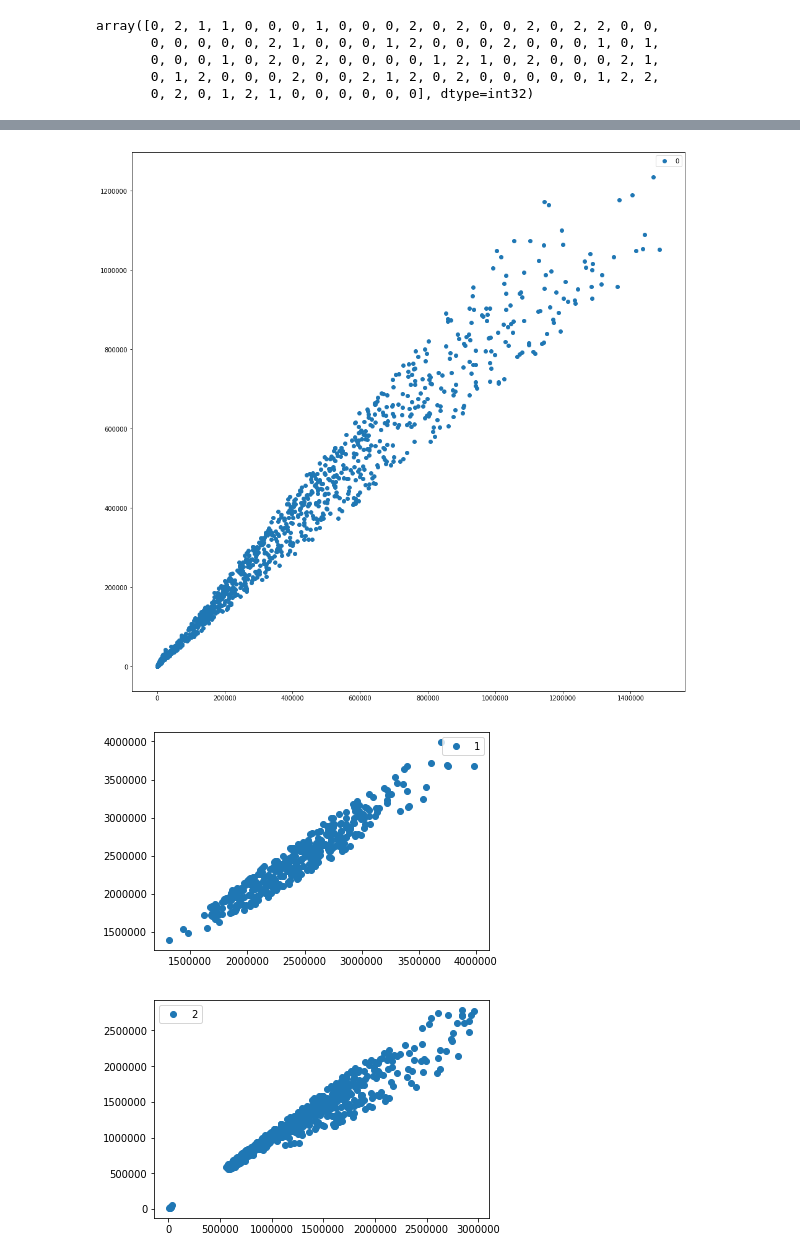
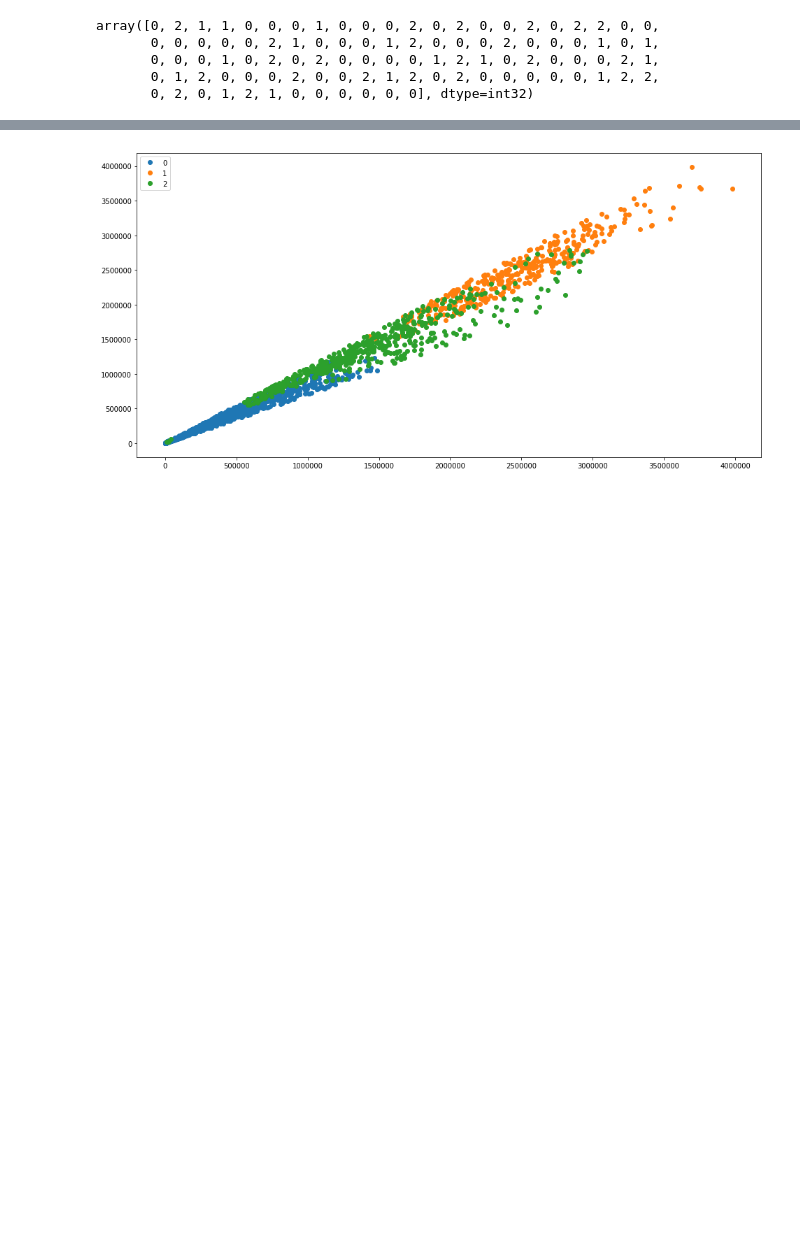
Before and after one commit to jordaninturrisi/Amazon_AWS_Research_Scientist_Challenge, a Jupyter notebook: Question2.ipynb, the cells around one changed output, grey strips where cells are left out. Drawn from its saved outputs; the diff is of its cells as text; code cells hidden in the pictures; blank space fills up the shorter version.

```diff
--- a/Question2.ipynb
+++ b/Question2.ipynb
@@ -38,9 +63,8 @@ data.head(5)
 # %%
-name = np.zeros((2785,15))
-ID = np.zeros((2785,15))
-# name = pd.DataFrame()
+counts = np.zeros((int(video_data.counts.shape[0]/15), 15))
+video_id = np.zeros((int(video_data.video_id.shape[0]/15), 15))
 
 for i in range(2785):
     for j in range(15):
-        name[i, j] = data['count'][(i*15)+j]
-        ID[i,j] = data['video_id'][(i*15)+j]
+        counts[i, j] = video_data['counts'][(i*15)+j]
+        video_id[i,j] = video_data['video_id'][(i*15)+j]
@@ -47 +73,6 @@ for i in range(2785):
+# %%
+counts_norm = np.zeros(counts.shape)
+
+for i in range(counts.shape[0]):
+    counts_norm[i,:] = counts[i,:] / counts[i,0]
 # %%
@@ -56,14 +87,8 @@ from sklearn.cluster import KMeans
 import numpy as np
 
 
-kmeans = KMeans(n_clusters=3, random_state=0).fit(concat)
+kmeans = KMeans(n_clusters=3, random_state=0).fit(counts)
 kmeans.labels_[:100]
-# array([0, 0, 0, 1, 1, 1], dtype=int32)
-# kmeans.predict([[0, 0], [4, 4]])
-# array([0, 1], dtype=int32)
-# kmeans.cluster_centers_
-# array([[ 1.,  2.],
-#        [ 4.,  2.]])
 # %% [output]
 array([0, 2, 1, 1, 0, 0, 0, 1, 0, 0, 0, 2, 0, 2, 0, 0, 2, 0, 2, 2, 0, 0,
        0, 0, 0, 0, 0, 2, 1, 0, 0, 0, 1, 2, 0, 0, 0, 2, 0, 0, 0, 1, 0, 1,
@@ -93,22 +102,15 @@ array([[2.35694999e+05, 2.07354645e+05, 1.85149002e+05, 1.65792167e+05,
 # %%
 row_dict = {i: np.where(kmeans.labels_ == i)[0] for i in range(kmeans.n_clusters)}
-# %%
-new = np.zeros(name.shape)
-
-for i in range (2785):
-    new[i,:] = name[i,:] / name[i,0]
 # %%
 # Plot the results
 
 code = ['0', '1', '2']
-plt.figure(figsize=(16,16))
+plt.figure(figsize=(16,8))
 for i in set(kmeans.labels_):
     index = kmeans.labels_ == i
-    plt.plot(name[index,0], name[index,1], 'o', label=code[i])
+    plt.plot(counts[index,0], counts[index,1], 'o', label=code[i])
 #     plt.hist(new[index,1], bins=100, label=code[i])
 plt.legend()
 plt.show()
 # %% [output]
-[figure, old version]
+[figure, new version]
-[figure, removed]
-[figure, removed]
```
Also changed, not shown: parts of 17 cells of this notebook.
